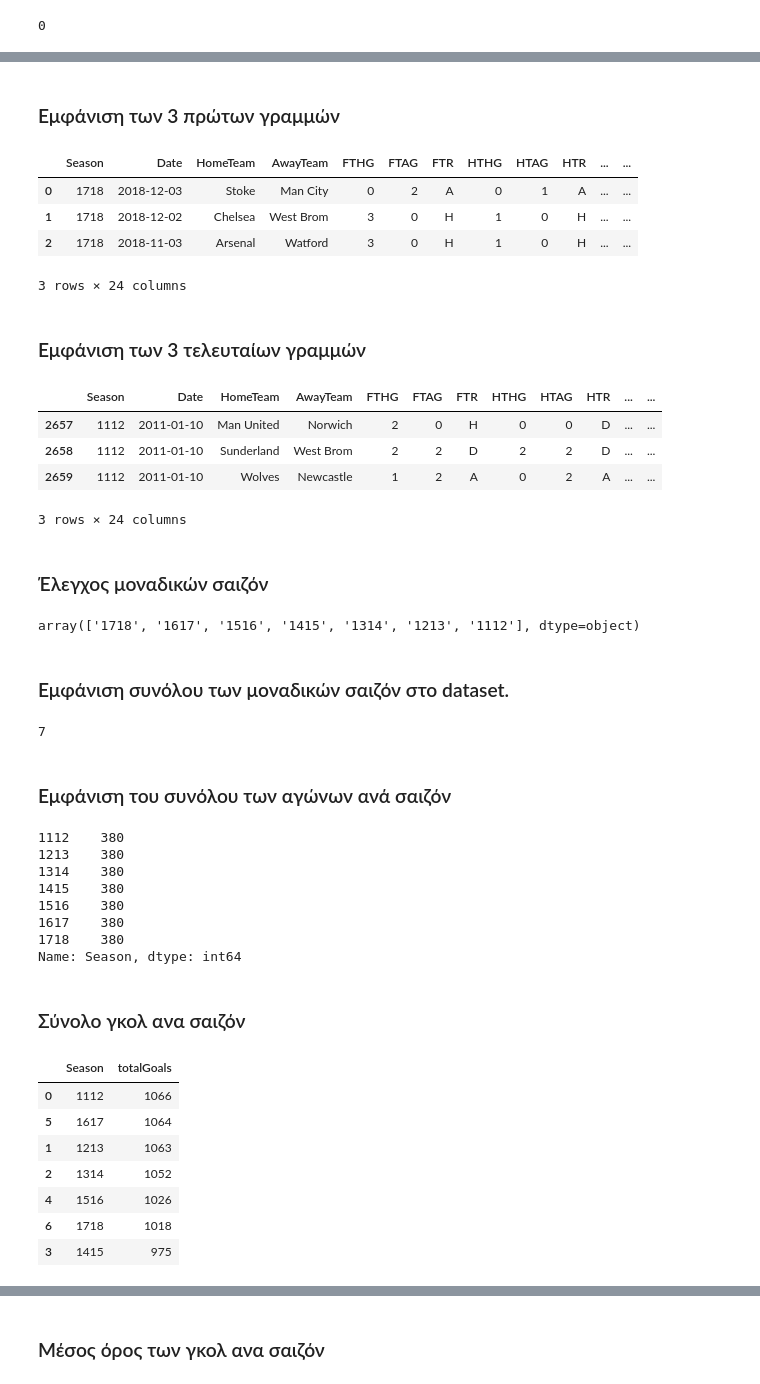
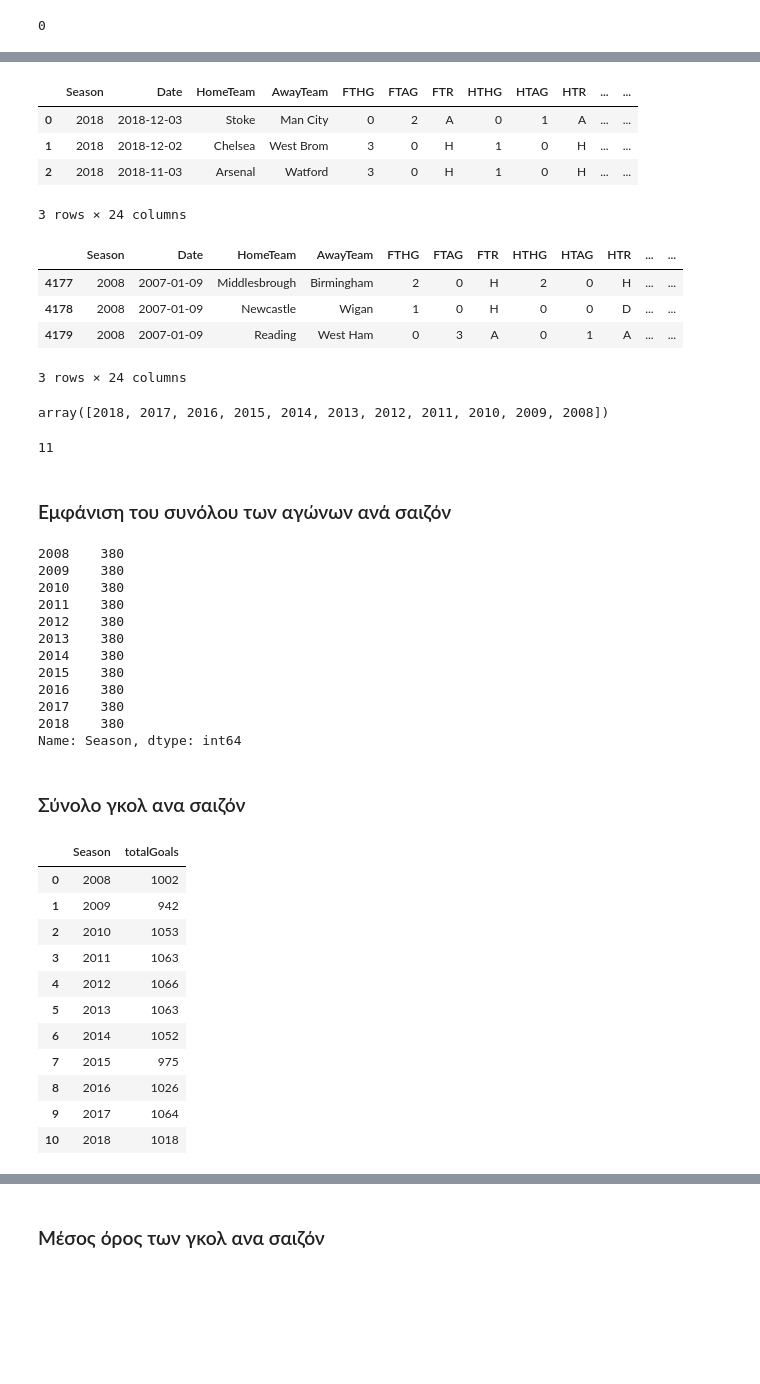
Before and after one commit to stefanosarta/premier-league, a Jupyter notebook: pl.ipynb, the cells around one changed output, grey strips where cells are left out. Drawn from its saved outputs; the diff is of its cells as text; code cells hidden in the pictures; blank space fills up the shorter version.

```diff
--- a/pl.ipynb
+++ b/pl.ipynb
@@ -10,4 +10,7 @@ pd.options.display.float_format = '{:.2f}'.format
 # %%
 #Διάβασμα του αρχείου CSV
 # %%
-df = pd.read_csv('pl.csv', parse_dates=['Date'], dtype={'Season': object})
+df = pd.read_csv('pl.csv')
+# %%
+df['Date'] = pd.to_datetime(df.Date)
+df.sort_values('Date').head(3)
@@ -56,5 +104,3 @@ df.head(3)
 # Προσθήκη στήλης totalGoals με το σύνολο των γκολ ανα αγώνα.
 # %%
 df['totalGoals'] = df['FTHG'] + df['FTAG']
-# %% [markdown]
-### Εμφάνιση των 3 πρώτων γραμμών
@@ -62,9 +110,7 @@ df['totalGoals'] = df['FTHG'] + df['FTAG']
 df.head(3)
 # %% [output]
 |  | Season | Date | HomeTeam | AwayTeam | FTHG | FTAG | FTR | HTHG | HTAG | HTR | ... | ... |
-| 0 | 1718 | 2018-12-03 | Stoke | Man City | 0 | 2 | A | 0 | 1 | A | ... | ... |
-| 1 | 1718 | 2018-12-02 | Chelsea | West Brom | 3 | 0 | H | 1 | 0 | H | ... | ... |
-| 2 | 1718 | 2018-11-03 | Arsenal | Watford | 3 | 0 | H | 1 | 0 | H | ... | ... |
+| 0 | 2018 | 2018-12-03 | Stoke | Man City | 0 | 2 | A | 0 | 1 | A | ... | ... |
+| 1 | 2018 | 2018-12-02 | Chelsea | West Brom | 3 | 0 | H | 1 | 0 | H | ... | ... |
+| 2 | 2018 | 2018-11-03 | Arsenal | Watford | 3 | 0 | H | 1 | 0 | H | ... | ... |
 3 rows × 24 columns
-# %% [markdown]
-### Εμφάνιση των 3 τελευταίων γραμμών
@@ -72,9 +120,7 @@ df.head(3)
 df.tail(3)
 # %% [output]
 |  | Season | Date | HomeTeam | AwayTeam | FTHG | FTAG | FTR | HTHG | HTAG | HTR | ... | ... |
-| 2657 | 1112 | 2011-01-10 | Man United | Norwich | 2 | 0 | H | 0 | 0 | D | ... | ... |
-| 2658 | 1112 | 2011-01-10 | Sunderland | West Brom | 2 | 2 | D | 2 | 2 | D | ... | ... |
-| 2659 | 1112 | 2011-01-10 | Wolves | Newcastle | 1 | 2 | A | 0 | 2 | A | ... | ... |
+| 4177 | 2008 | 2007-01-09 | Middlesbrough | Birmingham | 2 | 0 | H | 2 | 0 | H | ... | ... |
+| 4178 | 2008 | 2007-01-09 | Newcastle | Wigan | 1 | 0 | H | 0 | 0 | D | ... | ... |
+| 4179 | 2008 | 2007-01-09 | Reading | West Ham | 0 | 3 | A | 0 | 1 | A | ... | ... |
 3 rows × 24 columns
-# %% [markdown]
-### Έλεγχος μοναδικών σαιζόν
@@ -81,6 +129,4 @@ df.tail(3)
 # %%
 df['Season'].unique()
 # %% [output]
-array(['1718', '1617', '1516', '1415', '1314', '1213', '1112'], dtype=object)
+array([2018, 2017, 2016, 2015, 2014, 2013, 2012, 2011, 2010, 2009, 2008])
-# %% [markdown]
-### Εμφάνιση συνόλου των μοναδικών σαιζόν στο dataset.
@@ -87,33 +135,42 @@ array(['1718', '1617', '1516', '1415', '1314', '1213', '1112'], dtype=object)
 # %%
 df['Season'].nunique()
 # %% [output]
-7
+11
 # %% [markdown]
 ### Εμφάνιση του συνόλου των αγώνων ανά σαιζόν
 # %%
 df['Season'].value_counts().sort_index()
 # %% [output]
-1112    380
-1213    380
-1314    380
-1415    380
-1516    380
-1617    380
-1718    380
+2008    380
+2009    380
+2010    380
+2011    380
+2012    380
+2013    380
+2014    380
+2015    380
+2016    380
+2017    380
+2018    380
 Name: Season, dtype: int64
 # %% [markdown]
 ### Σύνολο γκολ ανα σαιζόν
 # %%
 #df.groupby('Season').sum().reset_index()
 #df2 = df.groupby('Season').sum().reset_index()
 df2 = df.groupby(['Season'])[["totalGoals"]].sum().reset_index()
-df2.sort_values('totalGoals', ascending=False)
+#df2.sort_values('totalGoals', ascending=False)
+df2
 # %% [output]
 |  | Season | totalGoals |
-| 0 | 1112 | 1066 |
-| 5 | 1617 | 1064 |
-| 1 | 1213 | 1063 |
-| 2 | 1314 | 1052 |
-| 4 | 1516 | 1026 |
-| 6 | 1718 | 1018 |
-| 3 | 1415 | 975 |
+| 0 | 2008 | 1002 |
+| 1 | 2009 | 942 |
+| 2 | 2010 | 1053 |
+| 3 | 2011 | 1063 |
+| 4 | 2012 | 1066 |
+| 5 | 2013 | 1063 |
+| 6 | 2014 | 1052 |
+| 7 | 2015 | 975 |
+| 8 | 2016 | 1026 |
+| 9 | 2017 | 1064 |
+| 10 | 2018 | 1018 |
```
Also changed, not shown: parts of 40 cells of this notebook, 1 other file.
